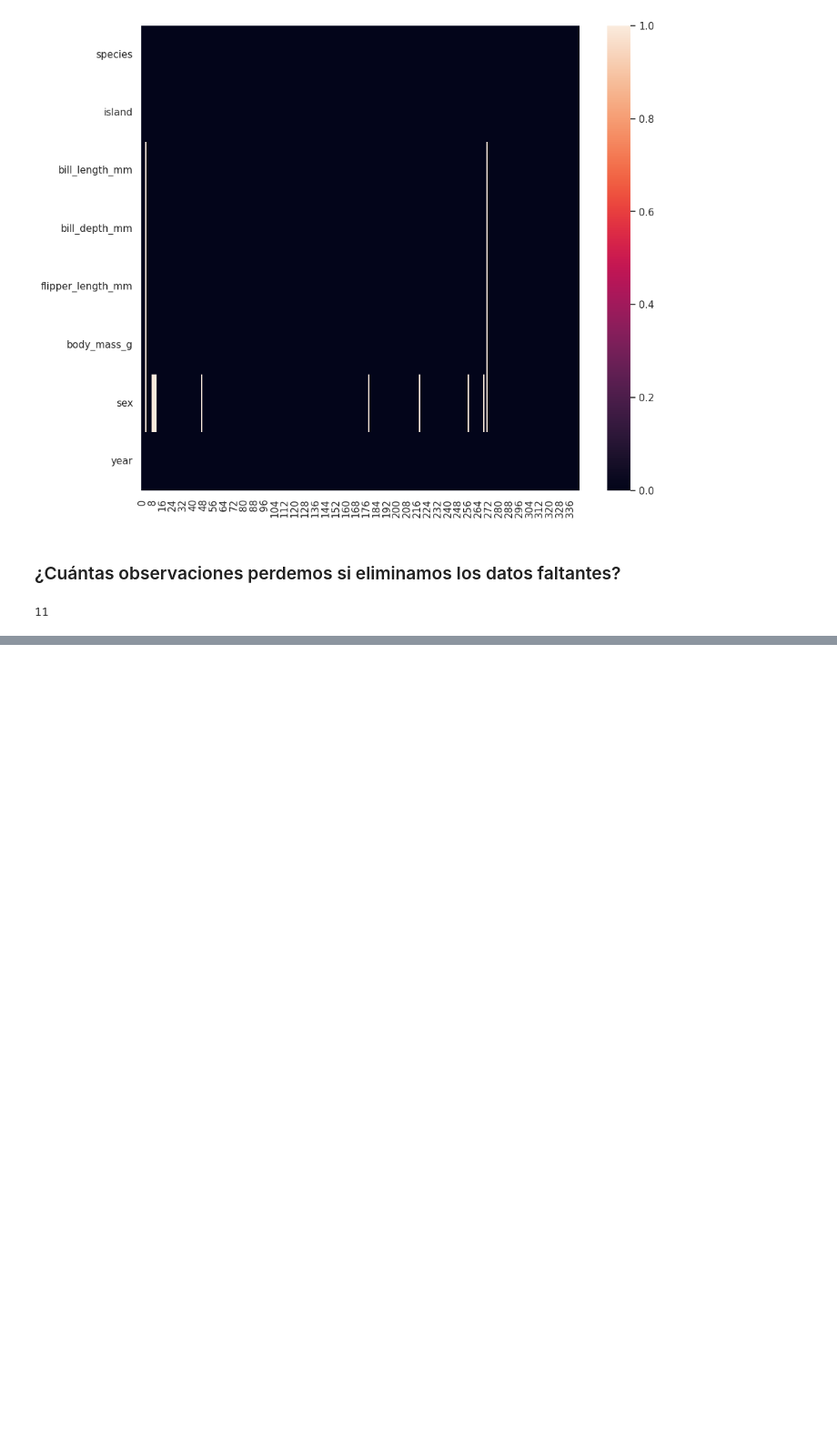
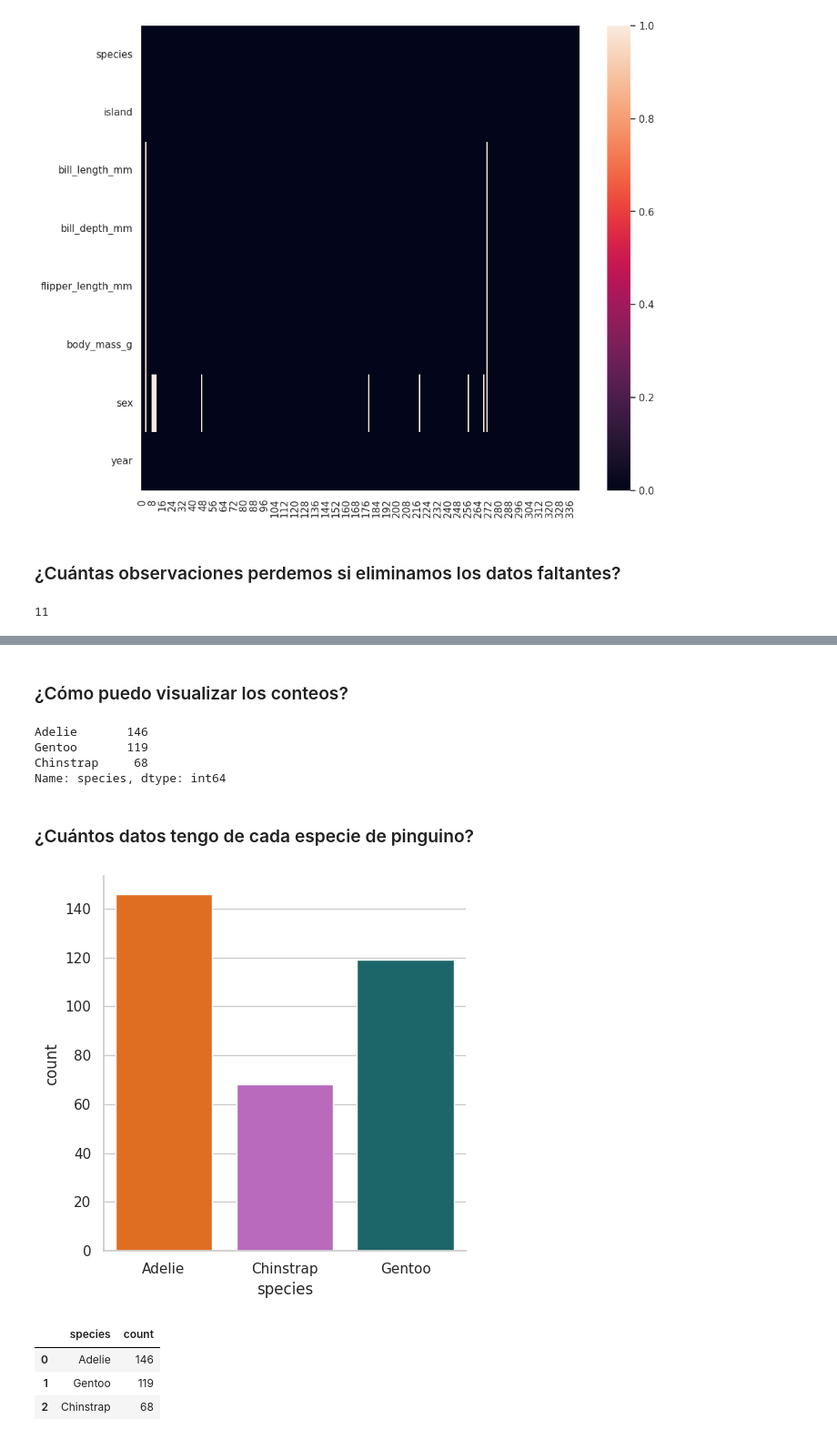
Before and after one commit to DiegoLerma/palmer_penguins_data_analysis, a Jupyter notebook: notebooks/0-0-dclt-download_data.ipynb, the cells around one changed output, grey strips where cells are left out. Shown at 91% size. Drawn from its saved outputs; the diff is of its cells as text; code cells hidden in the pictures; blank space fills up the shorter version.

```diff
--- a/notebooks/0-0-dclt-download_data.ipynb
+++ b/notebooks/0-0-dclt-download_data.ipynb
@@ -227,0 +304,9 @@ len(preproccessed_penguins_df) - len(penguins_df)
+# %%
+penguins_df=(
+    penguins_df
+    .astype({
+        'species': 'category',
+        'island': 'category',
+        'sex': 'category'
+    })
+)
@@ -227,0 +321,35 @@ len(preproccessed_penguins_df) - len(penguins_df)
+# %% [markdown]
+### ¿Cómo puedo visualizar los conteos?
+# %%
+(
+    penguins_df
+    .species
+    .value_counts()
+)
+# %% [output]
+Adelie       146
+Gentoo       119
+Chinstrap     68
+Name: species, dtype: int64
+# %% [markdown]
+### ¿Cuántos datos tengo de cada especie de pinguino?
+# %%
+sns.catplot(
+    data=penguins_df,
+    x='species',
+    kind='count',
+    palette=penguin_color
+);
+# %% [output]
+[figure, added]
+# %%
+(
+    penguins_df
+    .value_counts('species', sort=True)
+    .reset_index(name='count')
+)
+# %% [output]
+|  | species | count |
+| 0 | Adelie | 146 |
+| 1 | Gentoo | 119 |
+| 2 | Chinstrap | 68 |
```
Also changed, not shown: parts of 30 cells of this notebook.
